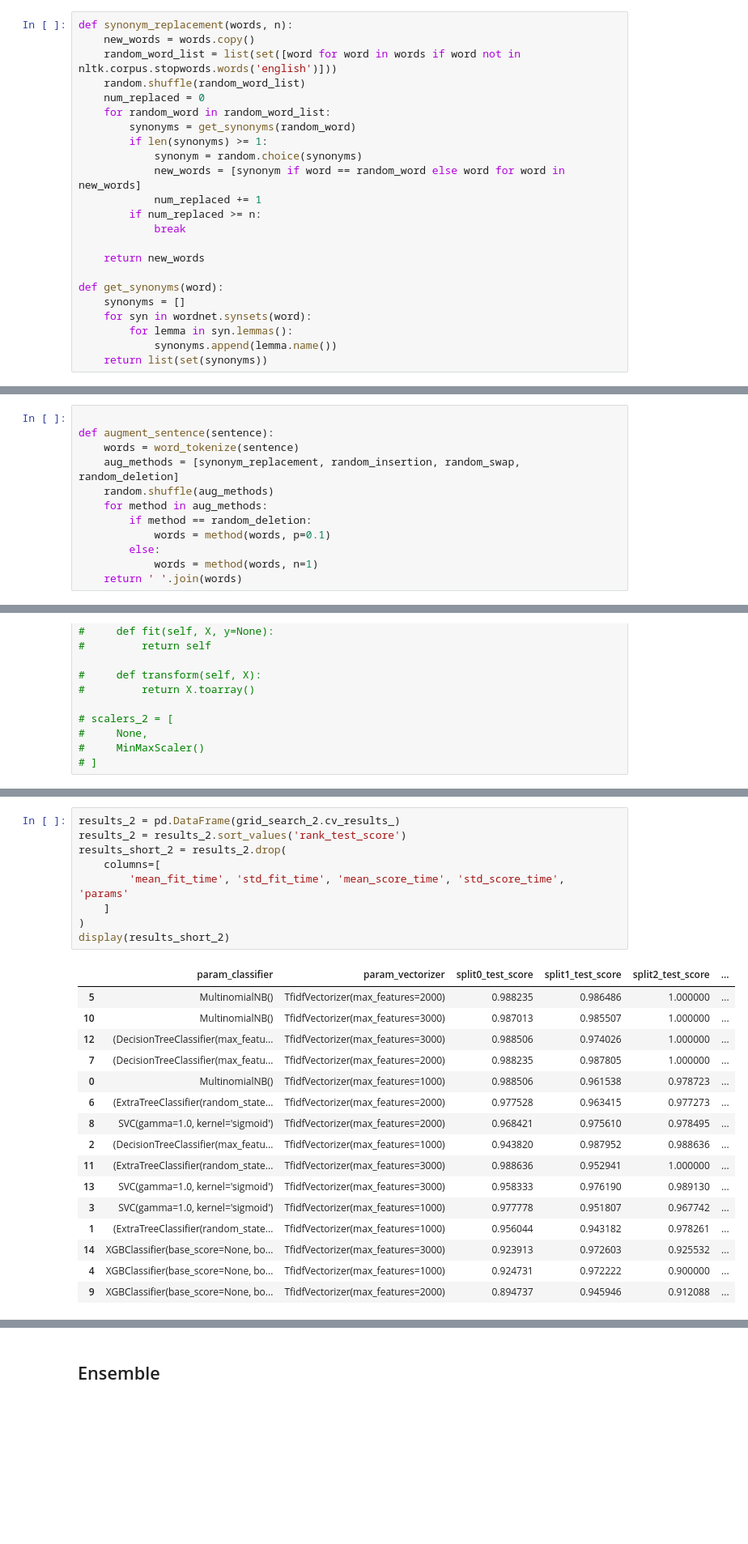
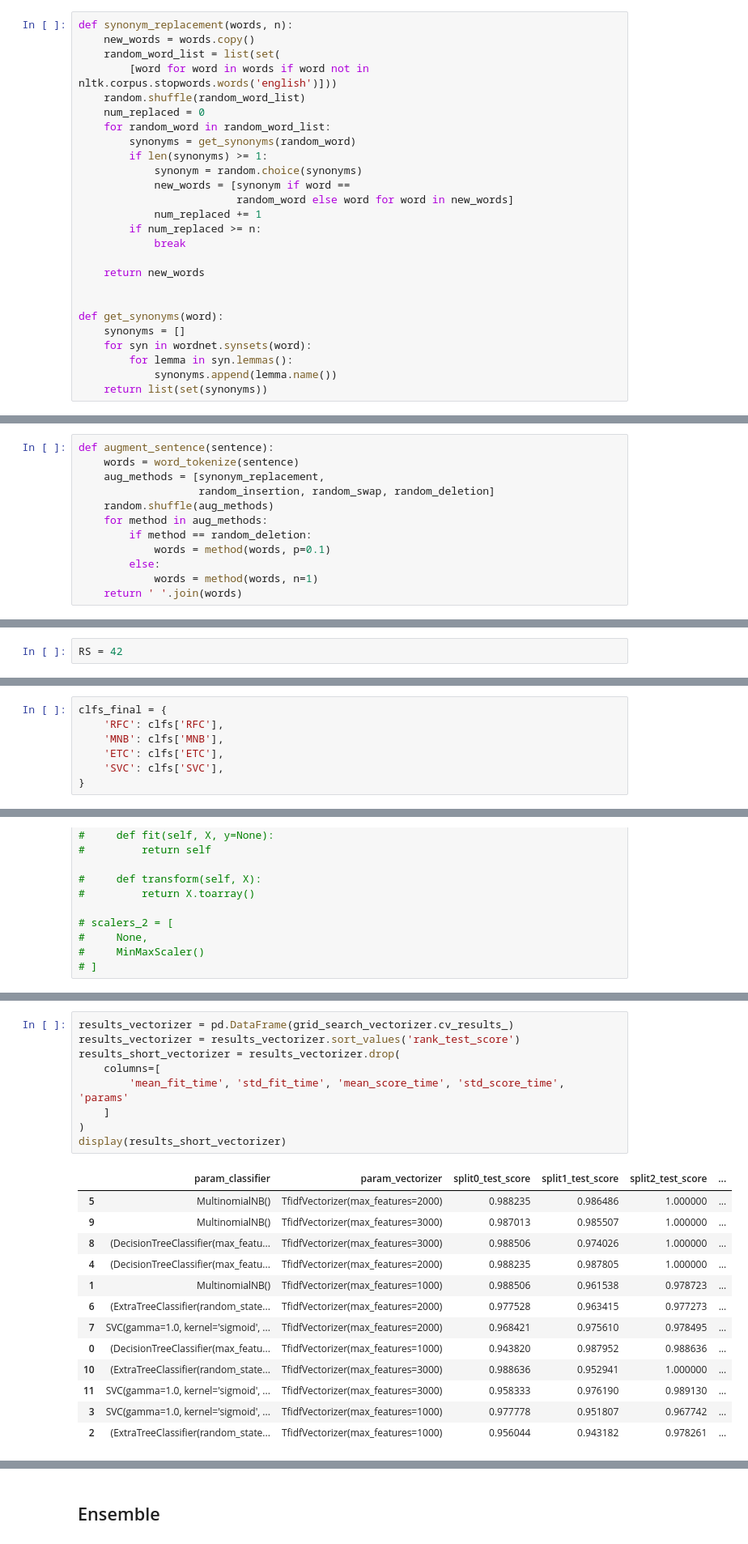
Before and after one commit to ushka1/spam-classifier, a Jupyter notebook: spam-classifier.ipynb, the cells around one changed output, grey strips where cells are left out. Shown at 81% size. Cells and saved outputs as stored; diff of their text form; blank space fills up the shorter version.

```diff
--- a/spam-classifier.ipynb
+++ b/spam-classifier.ipynb
@@ -363,19 +414,22 @@ True
 # %%
 def synonym_replacement(words, n):
     new_words = words.copy()
-    random_word_list = list(set([word for word in words if word not in nltk.corpus.stopwords.words('english')]))
+    random_word_list = list(set(
+        [word for word in words if word not in nltk.corpus.stopwords.words('english')]))
     random.shuffle(random_word_list)
     num_replaced = 0
     for random_word in random_word_list:
         synonyms = get_synonyms(random_word)
         if len(synonyms) >= 1:
             synonym = random.choice(synonyms)
-            new_words = [synonym if word == random_word else word for word in new_words]
+            new_words = [synonym if word ==
+                         random_word else word for word in new_words]
             num_replaced += 1
         if num_replaced >= n:
             break
 
     return new_words
+
 
 def get_synonyms(word):
     synonyms = []
@@ -445,10 +501,10 @@ def random_deletion(words, p):
 # %% [markdown]
 #### Function to augment a sentence
 # %%
-
 def augment_sentence(sentence):
     words = word_tokenize(sentence)
-    aug_methods = [synonym_replacement, random_insertion, random_swap, random_deletion]
+    aug_methods = [synonym_replacement,
+                   random_insertion, random_swap, random_deletion]
     random.shuffle(aug_methods)
     for method in aug_methods:
         if method == random_deletion:
@@ -477,0 +531,2 @@ from sklearn.preprocessing import MinMaxScaler
+# %%
+RS = 42
@@ -706,0 +769,7 @@ plt.show()
+# %%
+clfs_final = {
+    'RFC': clfs['RFC'],
+    'MNB': clfs['MNB'],
+    'ETC': clfs['ETC'],
+    'SVC': clfs['SVC'],
+}
@@ -782,28 +851,25 @@ GridSearchCV(cv=5,
                           'vectorizer': [TfidfVectorizer(max_features=3000)]}],
              scoring='precision')
 # %%
-results_2 = pd.DataFrame(grid_search_2.cv_results_)
-results_2 = results_2.sort_values('rank_test_score')
-results_short_2 = results_2.drop(
+results_vectorizer = pd.DataFrame(grid_search_vectorizer.cv_results_)
+results_vectorizer = results_vectorizer.sort_values('rank_test_score')
+results_short_vectorizer = results_vectorizer.drop(
     columns=[
         'mean_fit_time', 'std_fit_time', 'mean_score_time', 'std_score_time', 'params'
     ]
 )
-display(results_short_2)
+display(results_short_vectorizer)
 # %% [output]
 |  | param_classifier | param_vectorizer | split0_test_score | split1_test_score | split2_test_score | ... |
 | 5 | MultinomialNB() | TfidfVectorizer(max_features=2000) | 0.988235 | 0.986486 | 1.000000 | ... |
-| 10 | MultinomialNB() | TfidfVectorizer(max_features=3000) | 0.987013 | 0.985507 | 1.000000 | ... |
-| 12 | (DecisionTreeClassifier(max_featu... | TfidfVectorizer(max_features=3000) | 0.988506 | 0.974026 | 1.000000 | ... |
-| 7 | (DecisionTreeClassifier(max_featu... | TfidfVectorizer(max_features=2000) | 0.988235 | 0.987805 | 1.000000 | ... |
-| 0 | MultinomialNB() | TfidfVectorizer(max_features=1000) | 0.988506 | 0.961538 | 0.978723 | ... |
+| 9 | MultinomialNB() | TfidfVectorizer(max_features=3000) | 0.987013 | 0.985507 | 1.000000 | ... |
+| 8 | (DecisionTreeClassifier(max_featu... | TfidfVectorizer(max_features=3000) | 0.988506 | 0.974026 | 1.000000 | ... |
+| 4 | (DecisionTreeClassifier(max_featu... | TfidfVectorizer(max_features=2000) | 0.988235 | 0.987805 | 1.000000 | ... |
+| 1 | MultinomialNB() | TfidfVectorizer(max_features=1000) | 0.988506 | 0.961538 | 0.978723 | ... |
 | 6 | (ExtraTreeClassifier(random_state... | TfidfVectorizer(max_features=2000) | 0.977528 | 0.963415 | 0.977273 | ... |
-| 8 | SVC(gamma=1.0, kernel='sigmoid') | TfidfVectorizer(max_features=2000) | 0.968421 | 0.975610 | 0.978495 | ... |
-| 2 | (DecisionTreeClassifier(max_featu... | TfidfVectorizer(max_features=1000) | 0.943820 | 0.987952 | 0.988636 | ... |
-| 11 | (ExtraTreeClassifier(random_state... | TfidfVectorizer(max_features=3000) | 0.988636 | 0.952941 | 1.000000 | ... |
-| 13 | SVC(gamma=1.0, kernel='sigmoid') | TfidfVectorizer(max_features=3000) | 0.958333 | 0.976190 | 0.989130 | ... |
-| 3 | SVC(gamma=1.0, kernel='sigmoid') | TfidfVectorizer(max_features=1000) | 0.977778 | 0.951807 | 0.967742 | ... |
-| 1 | (ExtraTreeClassifier(random_state... | TfidfVectorizer(max_features=1000) | 0.956044 | 0.943182 | 0.978261 | ... |
-| 14 | XGBClassifier(base_score=None, bo... | TfidfVectorizer(max_features=3000) | 0.923913 | 0.972603 | 0.925532 | ... |
-| 4 | XGBClassifier(base_score=None, bo... | TfidfVectorizer(max_features=1000) | 0.924731 | 0.972222 | 0.900000 | ... |
-| 9 | XGBClassifier(base_score=None, bo... | TfidfVectorizer(max_features=2000) | 0.894737 | 0.945946 | 0.912088 | ... |
+| 7 | SVC(gamma=1.0, kernel='sigmoid', ... | TfidfVectorizer(max_features=2000) | 0.968421 | 0.975610 | 0.978495 | ... |
+| 0 | (DecisionTreeClassifier(max_featu... | TfidfVectorizer(max_features=1000) | 0.943820 | 0.987952 | 0.988636 | ... |
+| 10 | (ExtraTreeClassifier(random_state... | TfidfVectorizer(max_features=3000) | 0.988636 | 0.952941 | 1.000000 | ... |
+| 11 | SVC(gamma=1.0, kernel='sigmoid', ... | TfidfVectorizer(max_features=3000) | 0.958333 | 0.976190 | 0.989130 | ... |
+| 3 | SVC(gamma=1.0, kernel='sigmoid', ... | TfidfVectorizer(max_features=1000) | 0.977778 | 0.951807 | 0.967742 | ... |
+| 2 | (ExtraTreeClassifier(random_state... | TfidfVectorizer(max_features=1000) | 0.956044 | 0.943182 | 0.978261 | ... |
```
Also changed, not shown: parts of 107 cells of this notebook, 35 other files.
